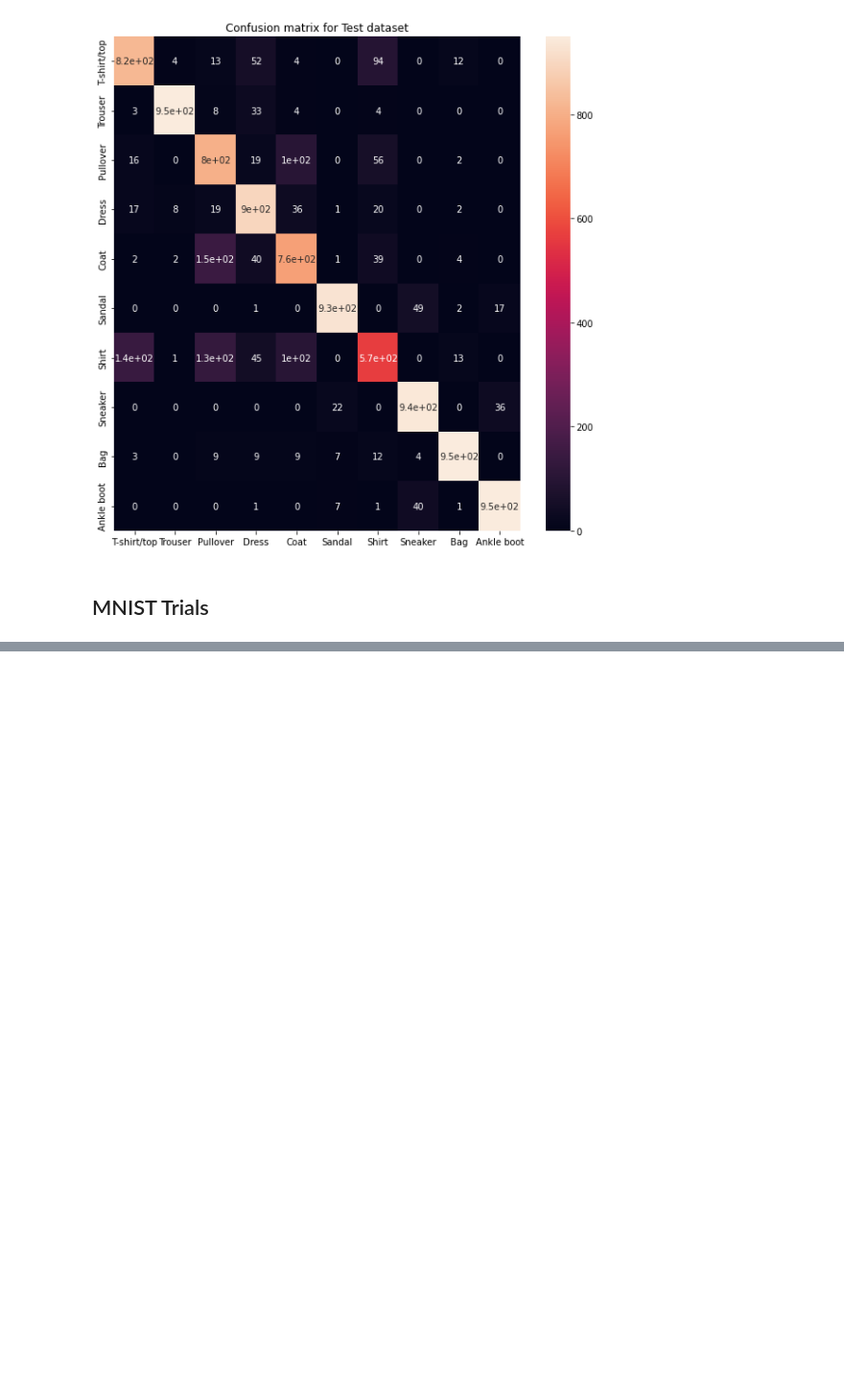
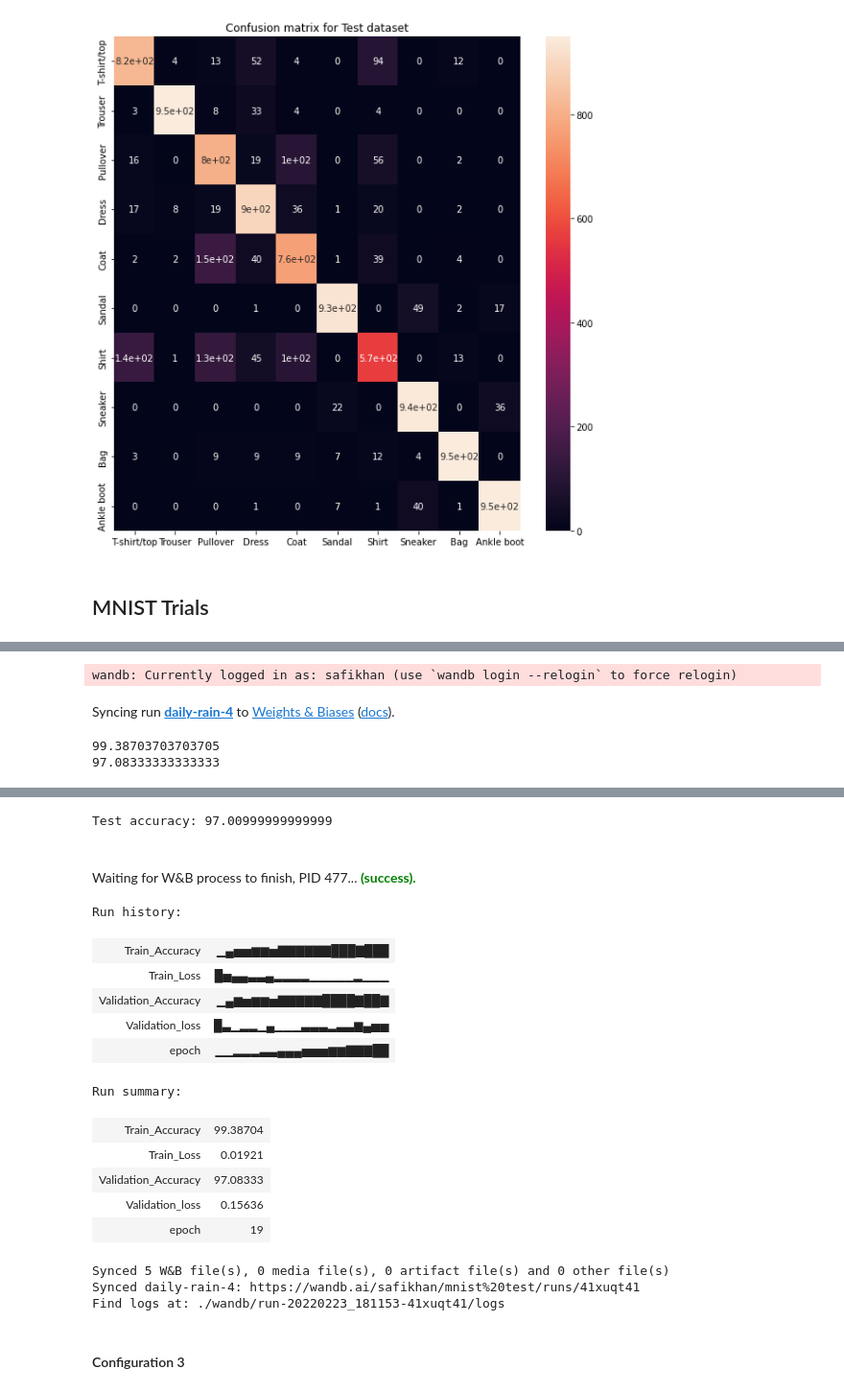
Before and after one commit to safikhanSoofiyani/Back-Propagation-from-scratch, a Jupyter notebook: CS6910_Assignment1.ipynb, the cells around one changed output, grey strips where cells are left out. Shown at 96% size. Drawn from its saved outputs; the diff is of its cells as text; code cells hidden in the pictures; blank space fills up the shorter version.

```diff
--- a/CS6910_Assignment1.ipynb
+++ b/CS6910_Assignment1.ipynb
@@ -995,6 +1001,8 @@ def adam(X_train,y_train, eta, max_epochs, layers, mini_batch_size, lambd, loss_
   update the parameters according to the Adam mini batch gradient descent algorithm.
   It also keeps track of the train and validation accuracies for each epoch. Also log
   these value into wandb.
+
+  wandb_log is a flag. If true, the results are logged onto wandb workspace
 
   Input is training data, true labels for train data, validation data, labels
   (used from global context), eta i.e., learning rate, maximum epochs, overall
@@ -1110,6 +1118,8 @@ def nadam(X_train,y_train, eta, max_epochs, layers, mini_batch_size, lambd, loss
   update the parameters according to the NAdam mini batch gradient descent algorithm.
   It also keeps track of the train and validation accuracies for each epoch. Also log
   these value into wandb.
+
+  wandb_log is a flag. If true, the results are logged onto wandb workspace
 
   Input is training data, true labels for train data, validation data, labels
   (used from global context), eta i.e., learning rate, maximum epochs, overall
@@ -1868,0 +2025,20 @@ custom_config_mnist(config,wandb_log=True)
+# %%
+config2 = {
+            'number_hidden_layers': 5,
+            'number_neurons': 128,
+            'learning_rate': 0.0001,
+            'weight_type': "xavier",
+            'activation_function':"relu",
+            'mini_batch_size' : 64,
+            'max_epochs': 20,
+            'lambd': 0.0005,
+            'optimization_function': "nesterov_gd",
+            'loss_function': "cross_entropy"
+              }
+# %%
+custom_config_mnist(config2, True, 2)
+# %% [output]
+wandb: Currently logged in as: safikhan (use `wandb login --relogin` to force relogin)
+Syncing run daily-rain-4 to Weights & Biases (docs).
+99.38703703703705
+97.08333333333333
@@ -1868,0 +2046,19 @@ custom_config_mnist(config,wandb_log=True)
+Test accuracy: 97.00999999999999
+Waiting for W&B process to finish, PID 477... (success).
+Run history:
+| Train_Accuracy | ▁▄▅▅▆▆▅▇▇▇▇▇▇███▇███ |
+| Train_Loss | █▅▄▄▃▃▄▂▂▂▂▁▁▁▁▁▂▁▁▁ |
+| Validation_Accuracy | ▁▄▆▅▆▆▅▇▇▇▇▇████▇██▇ |
+| Validation_loss | █▃▁▂▂▁▄▁▁▁▃▃▃▂▃▃▆▄▅▅ |
+| epoch | ▁▁▂▂▂▃▃▄▄▄▅▅▅▆▆▇▇▇██ |
+Run summary:
+| Train_Accuracy | 99.38704 |
+| Train_Loss | 0.01921 |
+| Validation_Accuracy | 97.08333 |
+| Validation_loss | 0.15636 |
+| epoch | 19 |
+Synced 5 W&B file(s), 0 media file(s), 0 artifact file(s) and 0 other file(s)
+Synced daily-rain-4: https://wandb.ai/safikhan/mnist%20test/runs/41xuqt41
+Find logs at: ./wandb/run-20220223_181153-41xuqt41/logs
+# %% [markdown]
+<h4>Configuration 3</h4>
```
Also changed, not shown: parts of 18 cells of this notebook.
